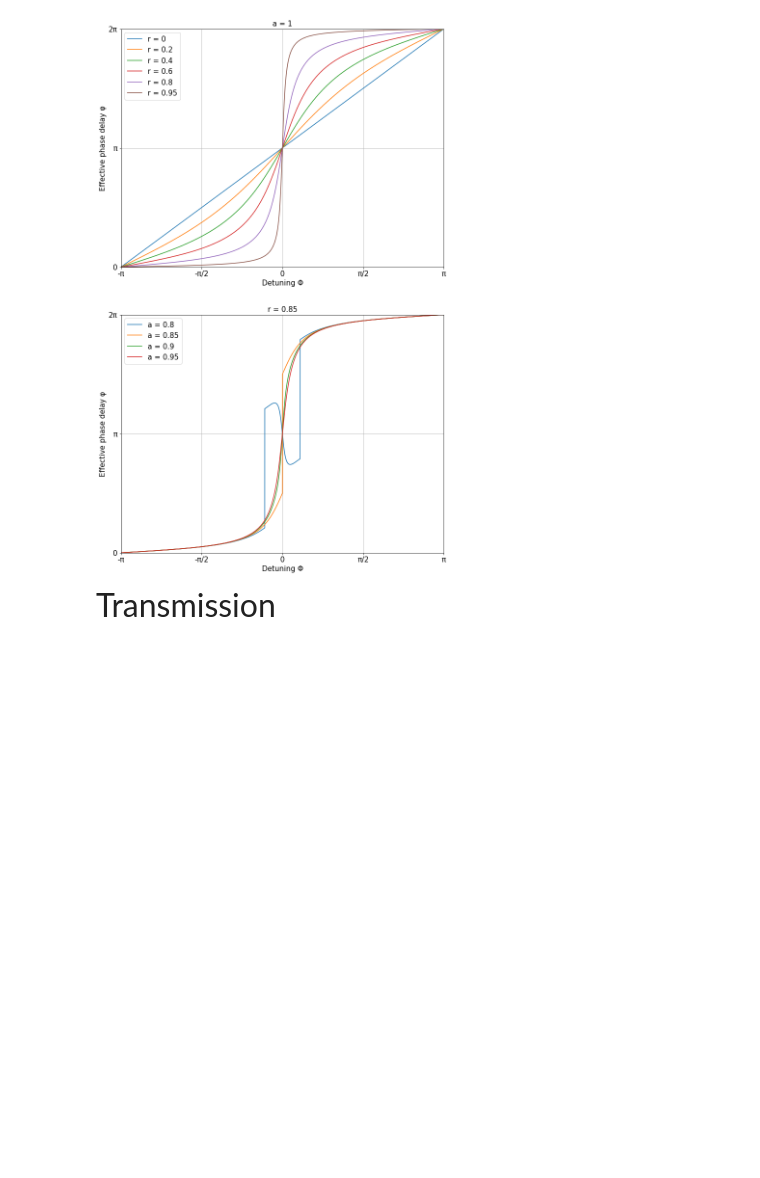
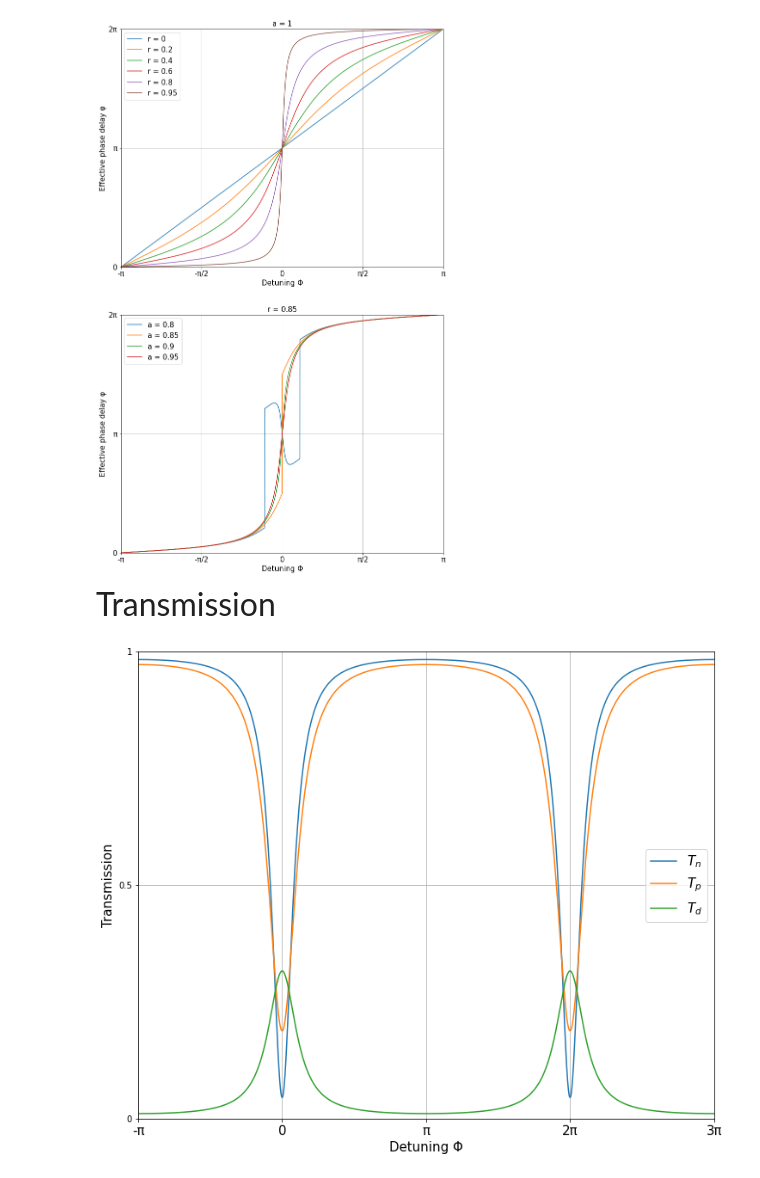
Before and after one commit to AndreyPaiva/Photonics, a Jupyter notebook: Ring Resonator/RR.ipynb, the cells around one changed output. Drawn from its saved outputs; the diff is of its cells as text; code cells hidden in the pictures; blank space fills up the shorter version.

Commit message:
Transmission

```diff
--- a/Ring Resonator/RR.ipynb
+++ b/Ring Resonator/RR.ipynb
@@ -67,0 +64,28 @@ r2 = 0.9
+# %%
+plt.figure(figsize = (12,10))
+
+a = 0.85
+r = 0.9
+r1 = 0.9
+r2 = 0.9
+
+phi = np.linspace(-pi, 3*pi, 100000)
+
+Tn = (a**2 - 2*a*r*np.cos(phi) + r**2)/(1 - 2*a*r*np.cos(phi) +(r*a)**2)
+Tp = (r2**2*a**2 - 2*r1*r2*a*np.cos(phi) + r1**2)/(1 - 2*r1*r2*a*np.cos(phi) + (r1*r2*a)**2)
+Td = ((1-r1**2)*(1-r2**2)*a)/(1 - 2*r1*r2*a*np.cos(phi) + (r1*r2*a)**2)
+
+plt.plot(phi, Tn, label = '$T_n$')
+plt.plot(phi, Tp, label = '$T_p$')
+plt.plot(phi, Td, label = '$T_d$')
+plt.xlabel('Detuning Φ', fontsize = 15)
+plt.ylabel('Transmission', fontsize = 15)
+plt.xticks([-pi, 0, pi, 2*pi, 3*pi], ['-π', '0', 'π', '2π', '3π'], fontsize = 15)
+plt.yticks([0, 0.5, 1], ['0', '0.5', '1'])
+plt.xlim(-pi, 3*pi)
+plt.ylim(0, 1)
+plt.legend(fontsize = 15)
+plt.grid(True)
+plt.savefig('Imagens/Transmission.png')
+# %% [output]
+[figure, added]
```
Also changed, not shown: parts of 3 cells of this notebook, 2 other files.
